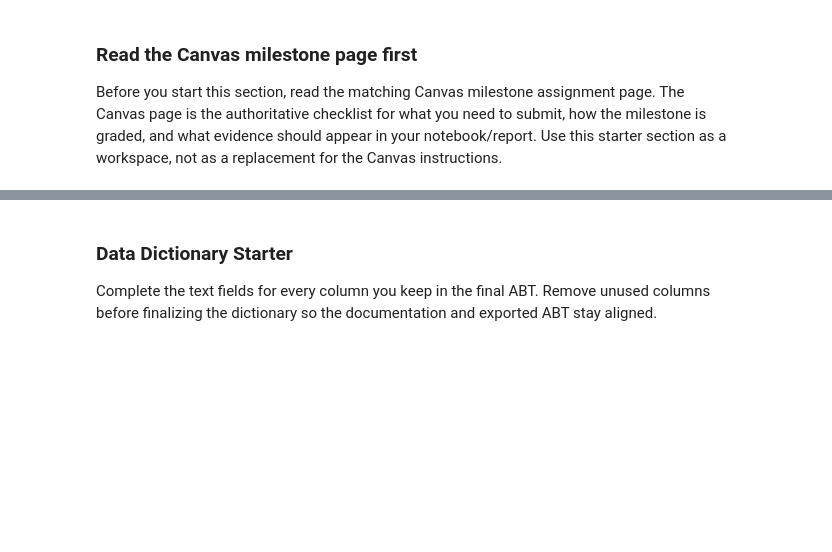
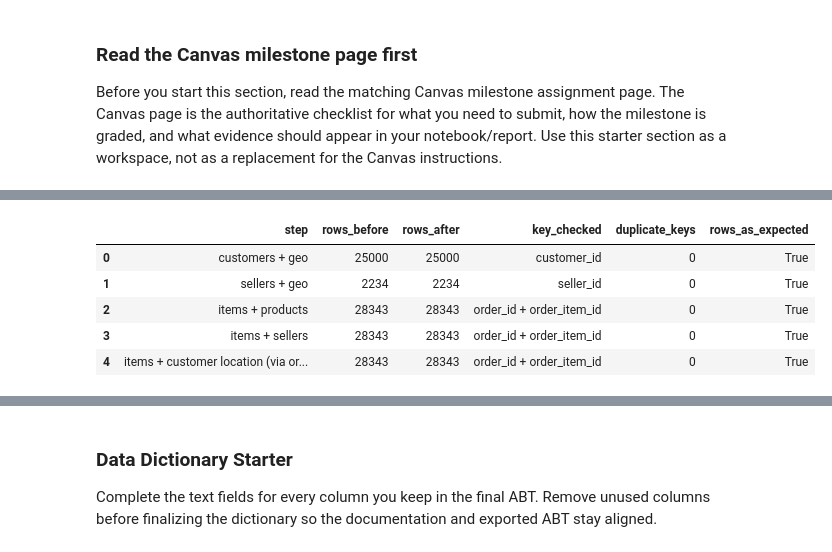
Before and after one commit to BenMLaw/ban6003-project-option-2-olist-BenMLaw, a Jupyter notebook: notebooks/olist_project_starter.ipynb, the cells around one changed output, grey strips where cells are left out. Saved outputs shown, nothing was run; the diff lists cells and outputs as text; code cells hidden in the pictures; blank space fills up the shorter version.

```diff
--- a/notebooks/olist_project_starter.ipynb
+++ b/notebooks/olist_project_starter.ipynb
@@ -610,0 +667,83 @@ abt.loc[review_outcome_observed, "high_review_score"] = (
+# %%
+
+merge_log = []
+
+def log_merge(step, rows_before, df, key="order_id", expected_rows=None):
+    row = {
+        "step": step,
+        "rows_before": rows_before,
+        "rows_after": len(df),
+        "key_checked": key if isinstance(key, str) else " + ".join(key),
+        "duplicate_keys": int(df.duplicated(key).sum()),
+    }
+    if expected_rows is not None:
+        row["rows_as_expected"] = (len(df) == expected_rows)
+    merge_log.append(row)
+
+def haversine_km(lat1, lng1, lat2, lng2):
+    r = 6371.0088
+    p1, p2 = np.radians(lat1), np.radians(lat2)
+    dphi = p2 - p1
+    dlmb = np.radians(lng2) - np.radians(lng1)
+    a = np.sin(dphi / 2) ** 2 + np.cos(p1) * np.cos(p2) * np.sin(dlmb / 2) ** 2
+    return 2 * r * np.arcsin(np.sqrt(a))
+
+# Customer geography (many_to_one on zip prefix), then attach to each order's customer
+customer_geo = customers_c.merge(
+    geo_c[["geolocation_zip_code_prefix", "geolocation_lat", "geolocation_lng", "geolocation_records"]],
+    left_on="customer_zip_code_prefix", right_on="geolocation_zip_code_prefix",
+    how="left", validate="many_to_one",
+).rename(columns={
+    "geolocation_lat": "customer_lat", "geolocation_lng": "customer_lng",
+    "geolocation_records": "customer_geo_source_records",
+}).drop(columns=["geolocation_zip_code_prefix"])
+log_merge("customers + geo", len(customers_c), customer_geo, key="customer_id", expected_rows=len(customers_c))
+
+# Seller geography
+seller_geo = sellers_c.merge(
+    geo_c[["geolocation_zip_code_prefix", "geolocation_lat", "geolocation_lng"]],
+    left_on="seller_zip_code_prefix", right_on="geolocation_zip_code_prefix",
+    how="left", validate="many_to_one",
+).rename(columns={"geolocation_lat": "seller_lat", "geolocation_lng": "seller_lng"}).drop(columns=["geolocation_zip_code_prefix"])
+log_merge("sellers + geo", len(sellers_c), seller_geo, key="seller_id", expected_rows=len(sellers_c))
+
+order_customer = orders_c[["order_id", "customer_id"]].merge(
+    customer_geo[["customer_id", "customer_state", "customer_lat", "customer_lng"]],
+    on="customer_id", how="left", validate="one_to_one",
+)
+
+n_items = len(items_c)
+item_detail = items_c.merge(
+    products_c[["product_id", "product_category_name_english", "product_weight_g", "product_volume_cm3"]],
+    on="product_id", how="left", validate="many_to_one",
+)
+log_merge("items + products", n_items, item_detail, key=["order_id", "order_item_id"], expected_rows=n_items)
+
+item_detail = item_detail.merge(
+    seller_geo[["seller_id", "seller_state", "seller_lat", "seller_lng"]],
+    on="seller_id", how="left", validate="many_to_one",
+)
+log_merge("items + sellers", n_items, item_detail, key=["order_id", "order_item_id"], expected_rows=n_items)
+
+item_detail = item_detail.merge(
+    order_customer[["order_id", "customer_state", "customer_lat", "customer_lng"]],
+    on="order_id", how="left", validate="many_to_one",
+)
+log_merge("items + customer location (via order)", n_items, item_detail, key=["order_id", "order_item_id"], expected_rows=n_items)
+
+item_detail["distance_km"] = haversine_km(
+    item_detail["seller_lat"], item_detail["seller_lng"],
+    item_detail["customer_lat"], item_detail["customer_lng"],
+)
+item_detail["cross_state"] = (item_detail["seller_state"] != item_detail["customer_state"]).astype(int)
+
+# Item rows still repeat order_id by design. The unique key here is order_id + order_item_id.
+assert not item_detail.duplicated(["order_id", "order_item_id"]).any()
+display(pd.DataFrame(merge_log))
+# %% [output]
+|  | step | rows_before | rows_after | key_checked | duplicate_keys | rows_as_expected |
+| 0 | customers + geo | 25000 | 25000 | customer_id | 0 | True |
+| 1 | sellers + geo | 2234 | 2234 | seller_id | 0 | True |
+| 2 | items + products | 28343 | 28343 | order_id + order_item_id | 0 | True |
+| 3 | items + sellers | 28343 | 28343 | order_id + order_item_id | 0 | True |
+| 4 | items + customer location (via or... | 28343 | 28343 | order_id + order_item_id | 0 | True |
```
Also changed, not shown: parts of 21 cells of this notebook, 9 other files.
